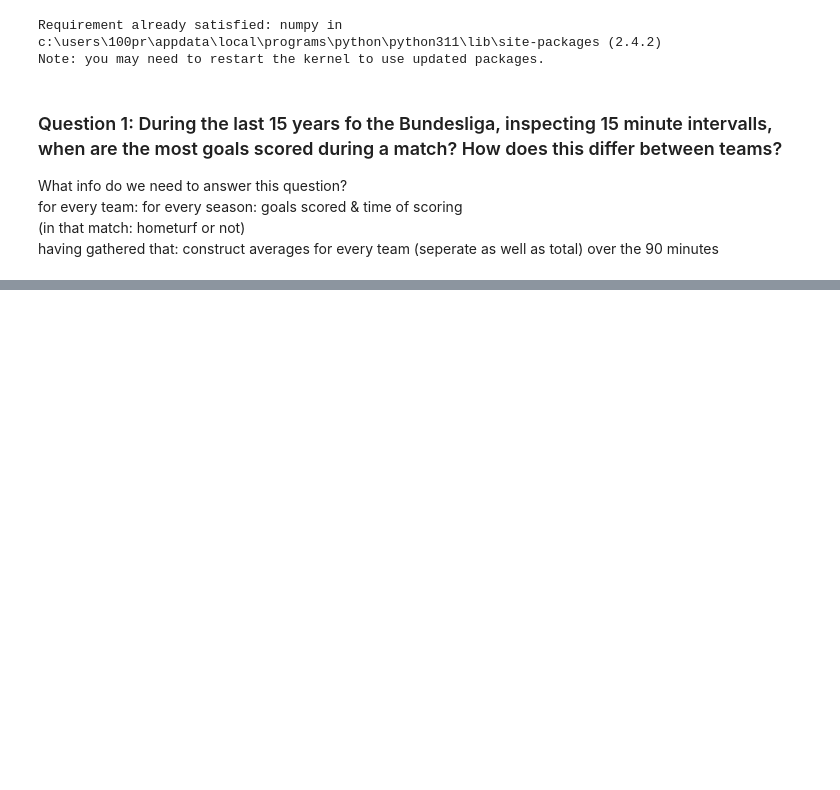
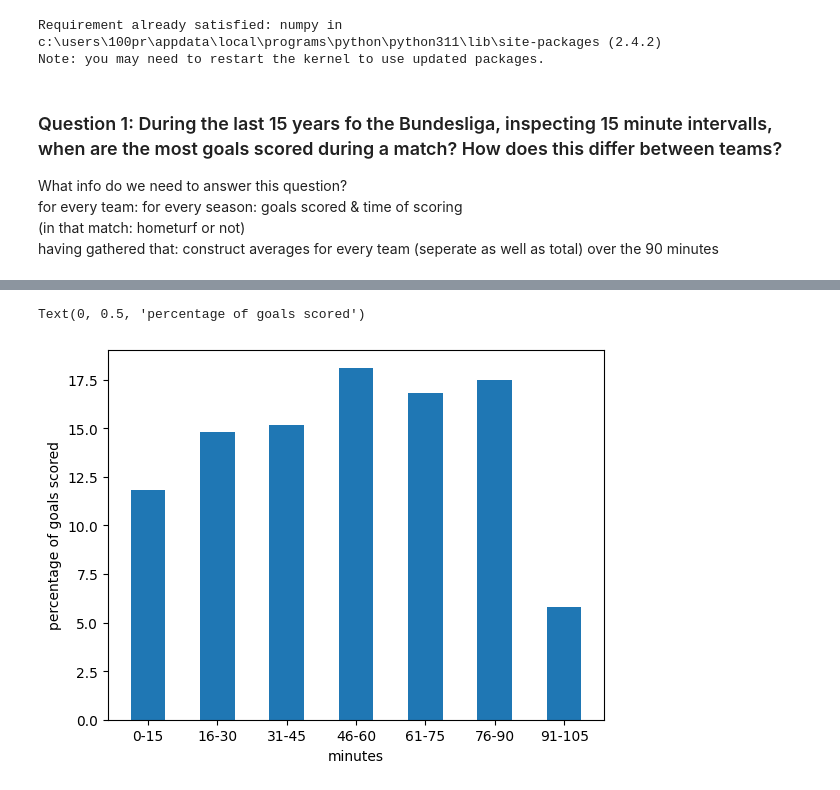
Before and after one commit to Robert-Ousch/dasciproject-ws25_26-group15, a Jupyter notebook: Q1.ipynb, the cells around one changed output, grey strips where cells are left out. Cells and saved outputs as stored; diff of their text form; code cells hidden in the pictures; blank space fills up the shorter version.

```diff
--- a/Q1.ipynb
+++ b/Q1.ipynb
@@ -140,0 +156,16 @@ Holstein Kiel {15: 0.045454545454545456, 30: 0.18181818181818182, 45: 0.18181818
+# %%
+'''
+3. Visualize the results
+'''
+
+rounded = [x*100 for x in total_avg.values()]
+
+# Percentages of total goals scored in 1st bundesliga
+plot = plt.bar(['0-15','16-30','31-45','46-60','61-75','76-90','91-105'], rounded, 0.5)
+plt.xlabel('minutes')
+plt.ylabel('percentage of goals scored')
+
+# Maybe some specific teams here?
+# %% [output]
+Text(0, 0.5, 'percentage of goals scored')
+[figure, added]
```
Also changed, not shown: parts of 1 cell of this notebook.
